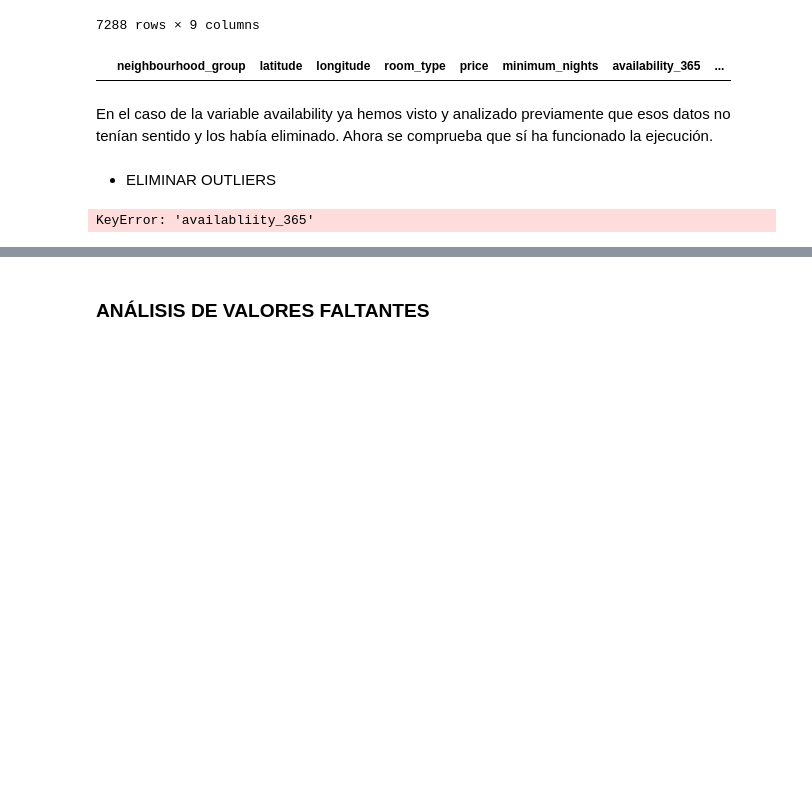
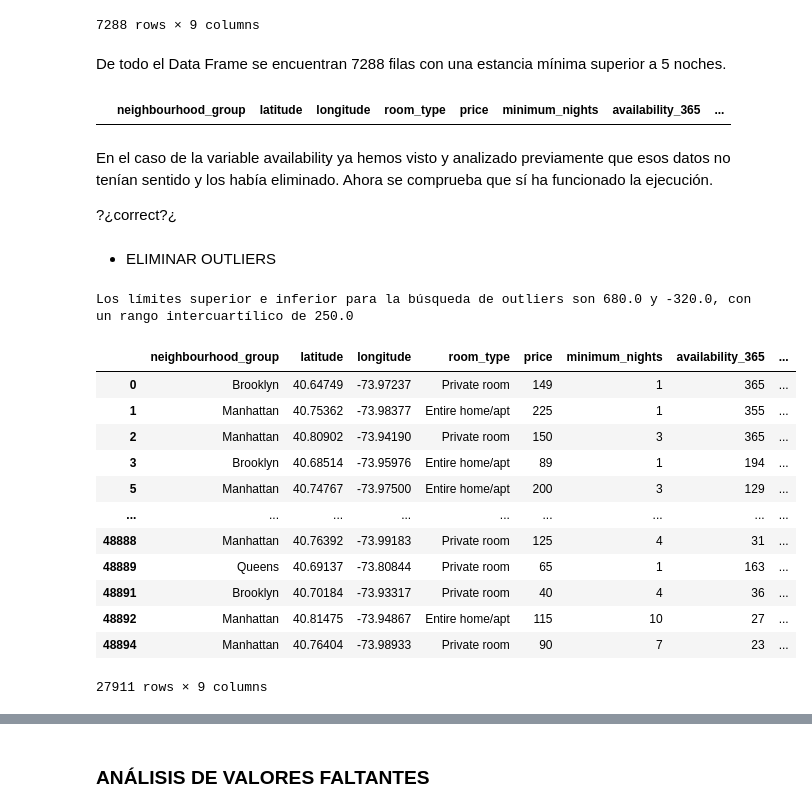
Before and after one commit to 4GeeksAcademy/CristinaChico_EDA, a Jupyter notebook: src/explore.ipynb, the cells around one changed output, grey strips where cells are left out. Drawn from its saved outputs; the diff is of its cells as text; code cells hidden in the pictures; blank space fills up the shorter version.

```diff
--- a/src/explore.ipynb
+++ b/src/explore.ipynb
@@ -440,25 +442,42 @@ total_data[total_data["minimum_nights"] >5]
 | 48892 | Manhattan | 40.81475 | -73.94867 | Entire home/apt | 115 | 10 | 27 | ... |
 | 48894 | Manhattan | 40.76404 | -73.98933 | Private room | 90 | 7 | 23 | ... |
 7288 rows × 9 columns
+# %% [markdown]
+De todo el Data Frame se encuentran 7288 filas con una estancia mínima superior a 5 noches.
 # %%
 total_data[total_data["availability_365"]== 0]
 # %% [output]
 |  | neighbourhood_group | latitude | longitude | room_type | price | minimum_nights | availability_365 | ... |
 # %% [markdown]
 En el caso de la variable availability ya hemos visto y analizado previamente que esos datos no tenían sentido y los había eliminado. Ahora se comprueba que sí ha funcionado la ejecución.
+
+?¿correct?¿
 # %% [markdown]
 * ELIMINAR OUTLIERS
 # %%
-availability_stats = total_data["availabliity_365"].describe()
+availability_365_stats = total_data["availability_365"].describe()
 
-are_iqr = availability_stats["75%"] - availability_stats["25%"]
-upper_limit = availability_stats["75%"] + 1.5 * are_iqr
-lower_limit = availability_stats["25%"] - 1.5 * are_iqr
+are_iqr = availability_365_stats["75%"] - availability_365_stats["25%"]
+upper_limit = availability_365_stats["75%"] + 1.5 * are_iqr
+lower_limit = availability_365_stats["25%"] - 1.5 * are_iqr
 print(f"Los límites superior e inferior para la búsqueda de outliers son {round(upper_limit, 2)} y {round(lower_limit, 2)}, con un rango intercuartílico de {round(are_iqr, 2)}")
 
 total_data[total_data["availability_365"] > 15]
 # %% [output]
-KeyError: 'availabliity_365'
+Los límites superior e inferior para la búsqueda de outliers son 680.0 y -320.0, con un rango intercuartílico de 250.0
+|  | neighbourhood_group | latitude | longitude | room_type | price | minimum_nights | availability_365 | ... |
+| 0 | Brooklyn | 40.64749 | -73.97237 | Private room | 149 | 1 | 365 | ... |
+| 1 | Manhattan | 40.75362 | -73.98377 | Entire home/apt | 225 | 1 | 355 | ... |
+| 2 | Manhattan | 40.80902 | -73.94190 | Private room | 150 | 3 | 365 | ... |
+| 3 | Brooklyn | 40.68514 | -73.95976 | Entire home/apt | 89 | 1 | 194 | ... |
+| 5 | Manhattan | 40.74767 | -73.97500 | Entire home/apt | 200 | 3 | 129 | ... |
+| ... | ... | ... | ... | ... | ... | ... | ... | ... |
+| 48888 | Manhattan | 40.76392 | -73.99183 | Private room | 125 | 4 | 31 | ... |
+| 48889 | Queens | 40.69137 | -73.80844 | Private room | 65 | 1 | 163 | ... |
+| 48891 | Brooklyn | 40.70184 | -73.93317 | Private room | 40 | 4 | 36 | ... |
+| 48892 | Manhattan | 40.81475 | -73.94867 | Entire home/apt | 115 | 10 | 27 | ... |
+| 48894 | Manhattan | 40.76404 | -73.98933 | Private room | 90 | 7 | 23 | ... |
+27911 rows × 9 columns
 # %%
 price_stats = total_data["price"].describe()
 
```
Also changed, not shown: parts of 15 cells of this notebook.
